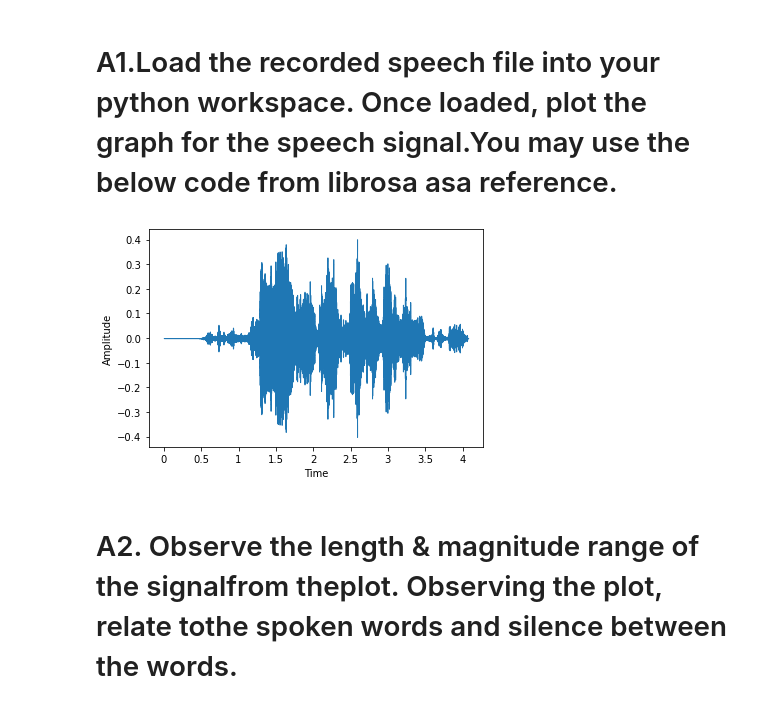
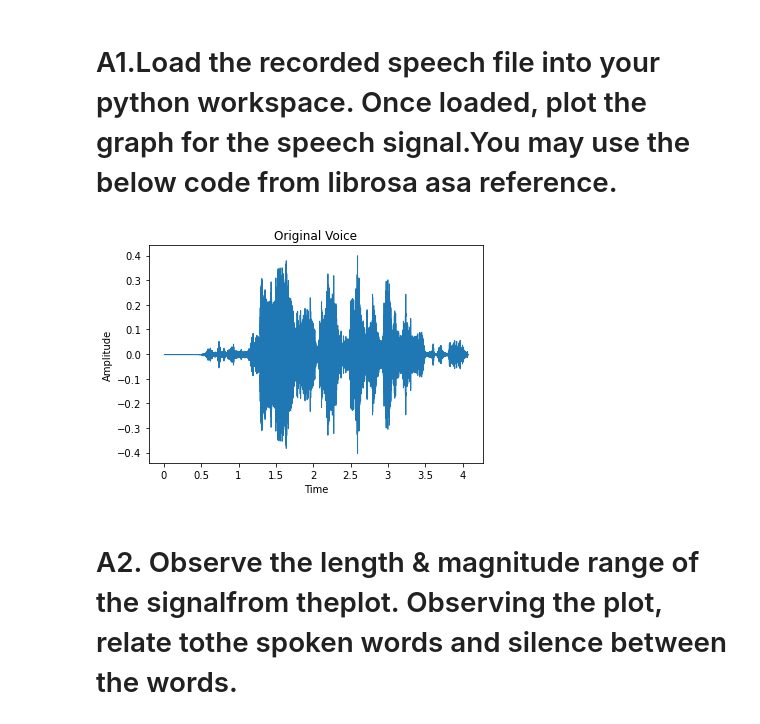
Before and after one commit to aneesh2402/Ch.-Aneesh-Speech-Procesing, a Jupyter notebook: Lab - 1/Lab - 1.ipynb, the cells around one changed output. Drawn from its saved outputs; the diff is of its cells as text; code cells hidden in the pictures.

```diff
--- a/Lab - 1/Lab - 1.ipynb
+++ b/Lab - 1/Lab - 1.ipynb
@@ -11,11 +11,12 @@ import numpy as np
 # %%
 y, sr = librosa.load('lab1_recording.wav')
 librosa.display.waveshow(y)
+plt.title("Original Voice")
 plt.xlabel("Time")
 plt.ylabel("Amplitude")
 plt.show()
 # %% [output]
-[figure, old version]
+[figure, new version]
 # %% [markdown]
 # A2. Observe the length & magnitude range of the signalfrom theplot. Observing the plot, relate tothe spoken words and silence between the words.
 # %%
```
